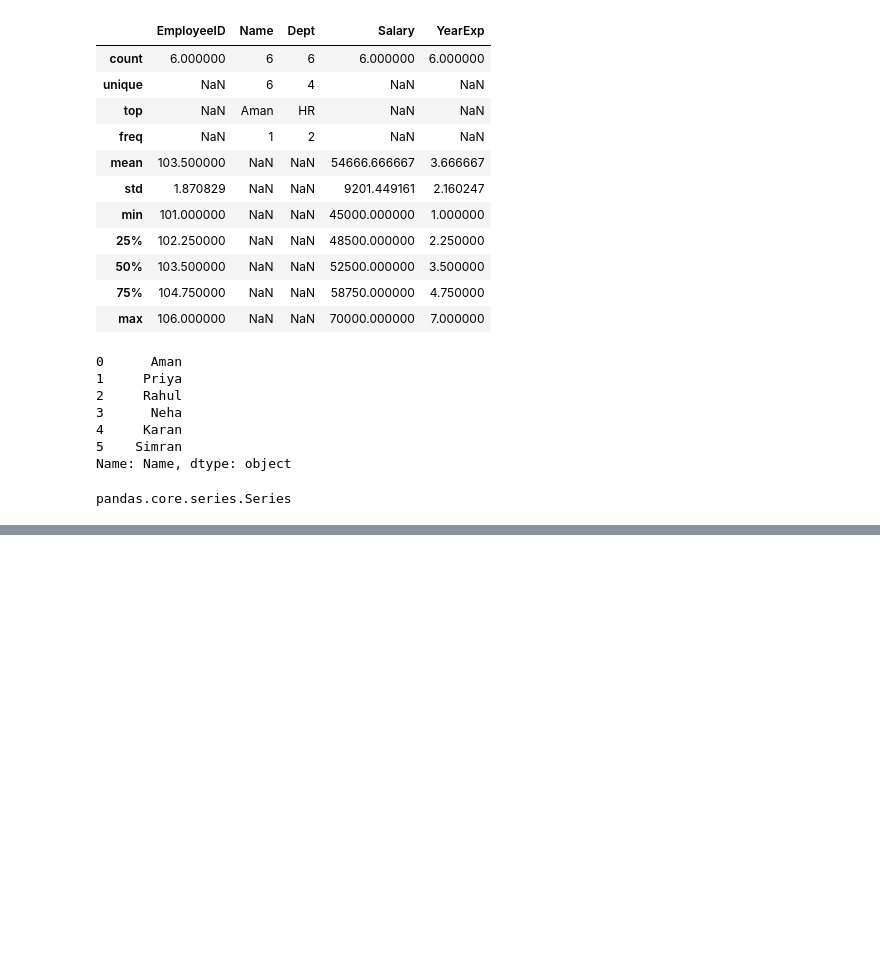
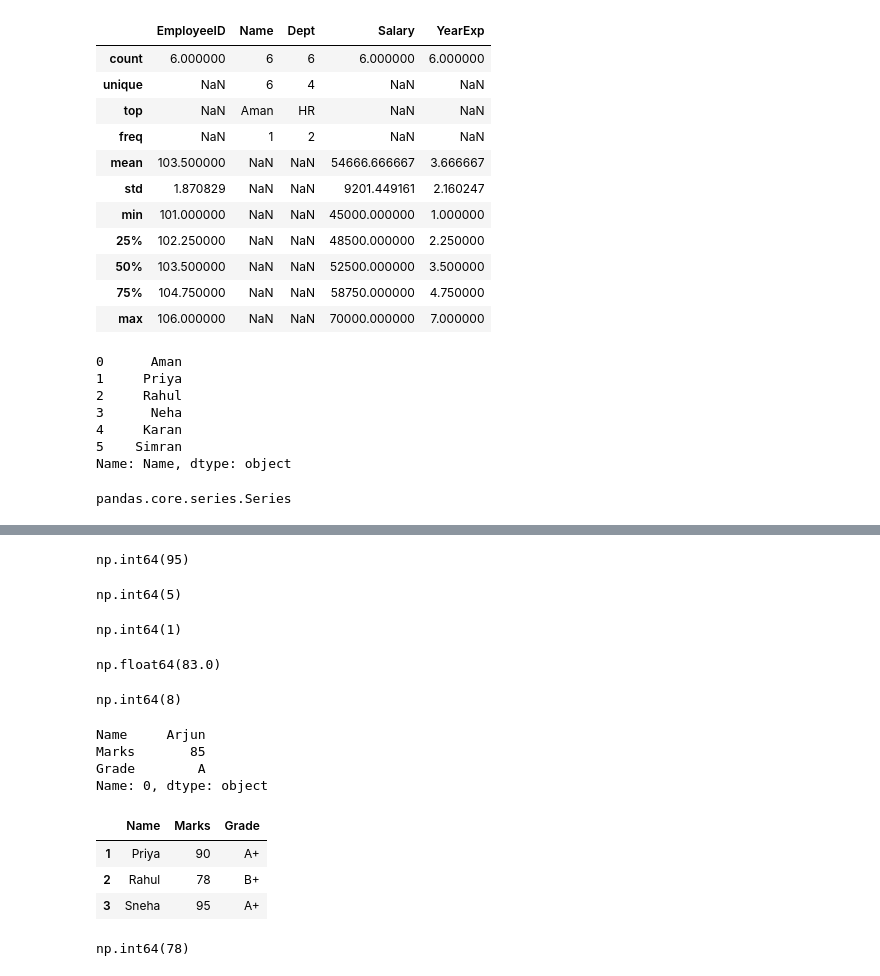
Before and after one commit to Harnoor0718/Data_Analytics, a Jupyter notebook: Summer Training/Pandas.ipynb, the cells around one changed output, grey strips where cells are left out. Cells and saved outputs as stored; diff of their text form; code cells hidden in the pictures; blank space fills up the shorter version.

Commit message:
Pandas - Series and DataFrame

```diff
--- a/Summer Training/Pandas.ipynb
+++ b/Summer Training/Pandas.ipynb
@@ -335,0 +350,4 @@ pandas.core.series.Series
+# %%
+data  = {'Name' : ['Arjun', 'Priya', 'Rahul', 'Sneha', 'Vikram', 'Ananya', 'Rohan', 'Meera'], 'Marks' : [85, 90, 78, 95, 88, 72, 65, 91], 'Grade' : ['A', 'A+', 'B+','A+', 'A', 'B', 'C+', 'A+' ]}
+df = pd.DataFrame(data)
+print(df)
@@ -335,0 +364,39 @@ pandas.core.series.Series
+# %%
+df['Marks'].max()
+# %% [output]
+np.int64(95)
+# %%
+(df['Marks'] > 80).sum()
+# %% [output]
+np.int64(5)
+# %%
+(df['Grade'] == 'B+').sum()
+# %% [output]
+np.int64(1)
+# %%
+df['Marks'].sum() / df['Marks'].count()
+# %% [output]
+np.float64(83.0)
+# %%
+df['Name'].count()
+# %% [output]
+np.int64(8)
+# %%
+# Row Indexing
+df.iloc[0]
+# %% [output]
+Name     Arjun
+Marks       85
+Grade        A
+Name: 0, dtype: object
+# %%
+df.iloc[1:4]
+# %% [output]
+|  | Name | Marks | Grade |
+| 1 | Priya | 90 | A+ |
+| 2 | Rahul | 78 | B+ |
+| 3 | Sneha | 95 | A+ |
+# %%
+df.iloc[2, 1]
+# %% [output]
+np.int64(78)
```
Also changed, not shown: parts of 3 cells of this notebook.
